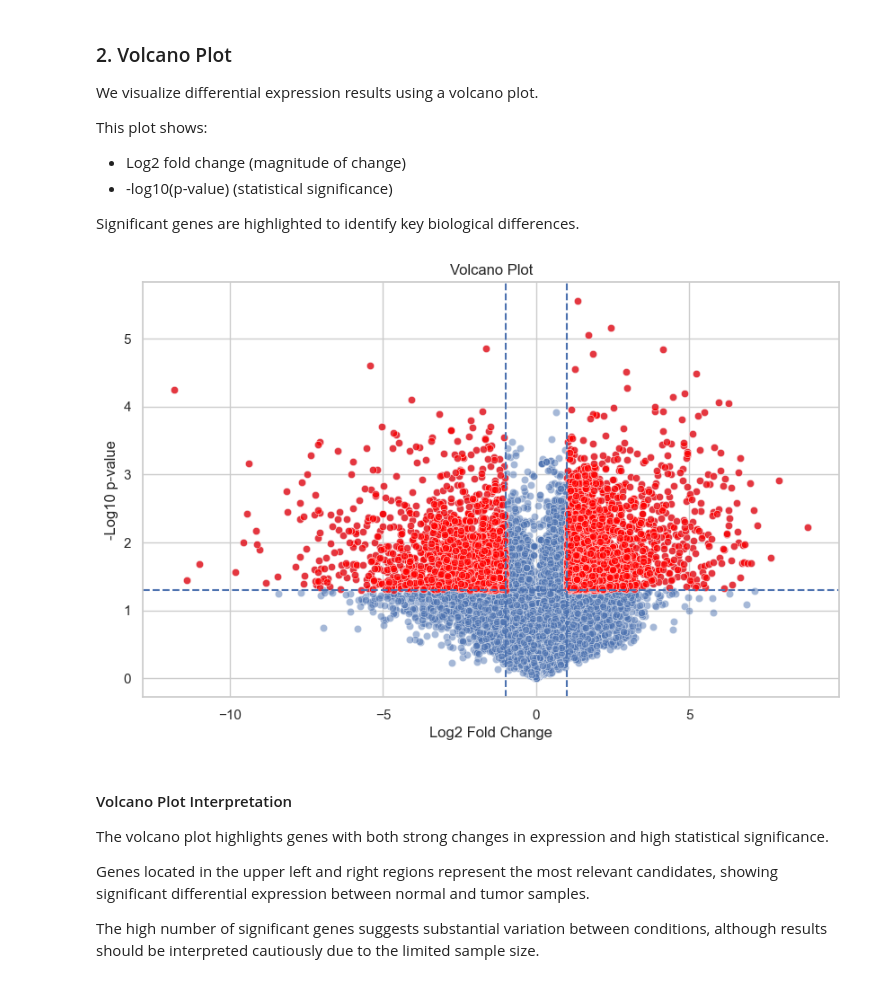
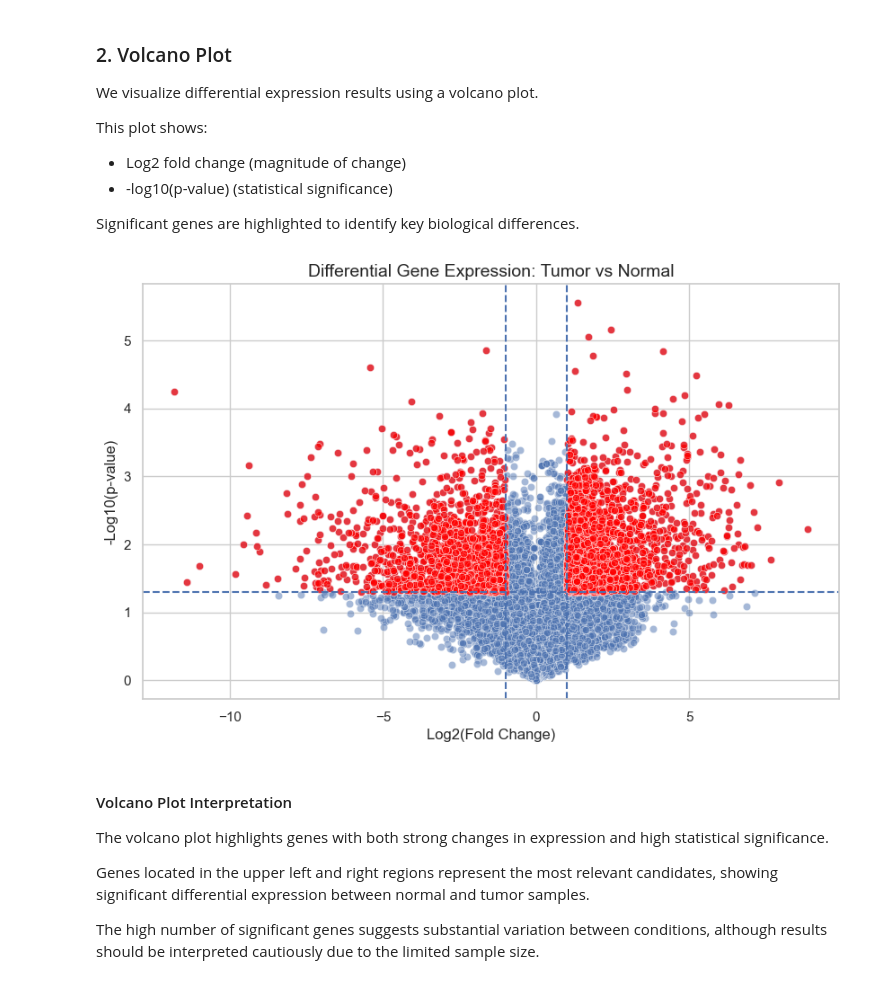
Before and after one commit to FedericaUntermann/gene-expression-analysis, a Jupyter notebook: notebooks/03_analysis.ipynb, the cells around one changed output. Cells and saved outputs as stored; diff of their text form; code cells hidden in the pictures.

Commit message:
Add volcano plot and oxidative stress analysis

```diff
--- a/notebooks/03_analysis.ipynb
+++ b/notebooks/03_analysis.ipynb
@@ -170,34 +170,34 @@ Significant genes are highlighted to identify key biological differences.
 # %%
 # Volcano plot
 
 plt.figure(figsize=(10,6))
 
 # Plot all genes
 sns.scatterplot(
     x=df_de["log2FC"],
     y=df_de["-log10_p"],
     alpha=0.5
 )
 
 # Highlight significant genes
 sns.scatterplot(
     x=df_de[df_de["significant"]]["log2FC"],
     y=df_de[df_de["significant"]]["-log10_p"],
     color="red",
     alpha=0.7
 )
 
-plt.title("Volcano Plot")
-plt.xlabel("Log2 Fold Change")
-plt.ylabel("-Log10 p-value")
+plt.title("Differential Gene Expression: Tumor vs Normal", fontsize=14)
+plt.xlabel("Log2(Fold Change)")
+plt.ylabel("-Log10(p-value)")
 
 plt.axvline(x=1, linestyle="--")
 plt.axvline(x=-1, linestyle="--")
 plt.axhline(y=-np.log10(0.05), linestyle="--")
 
 plt.show()
 # %% [output]
-[figure, old version]
+[figure, new version]
 # %% [markdown]
 #### Volcano Plot Interpretation
 
```
